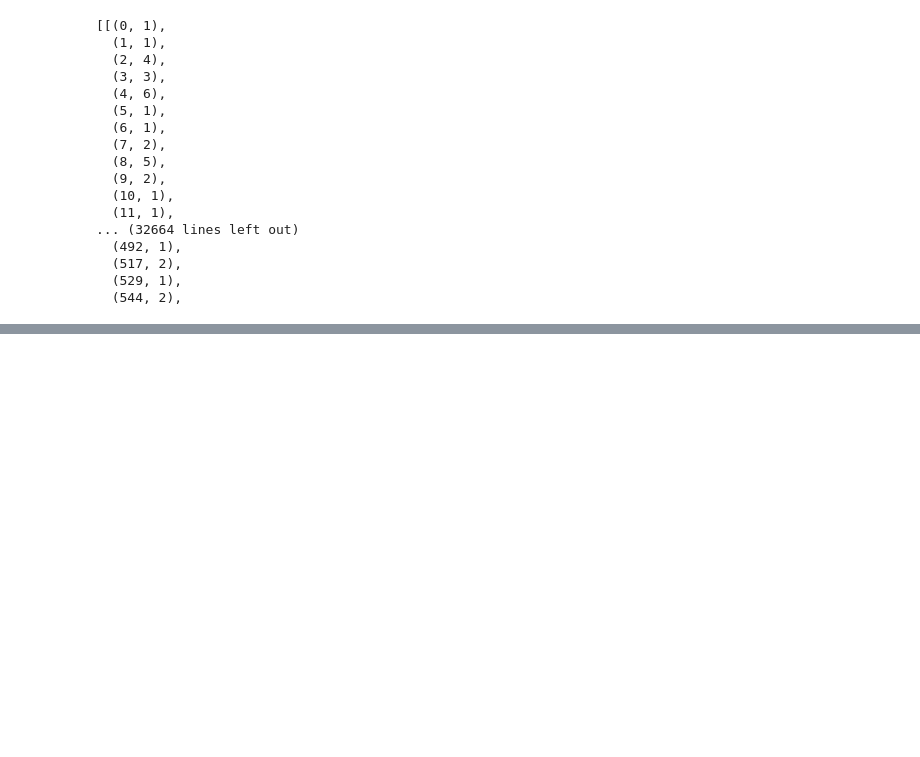
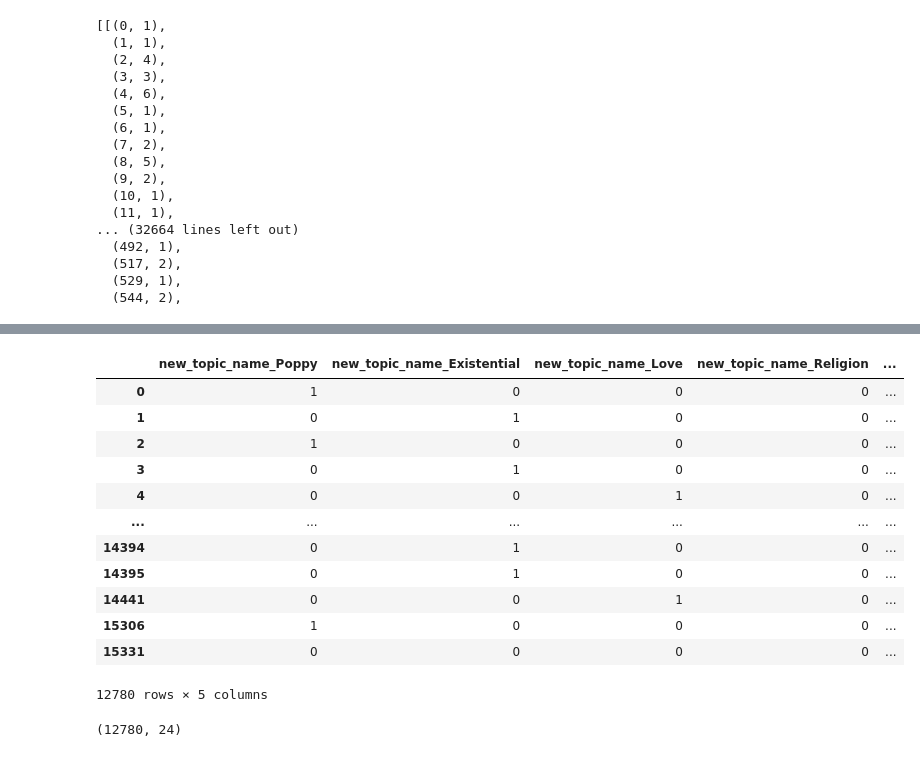
Before and after one commit to ttdsft15-Spotify/Spotify-Song-Suggester, a Jupyter notebook: python_notebooks/NearestNeighborsModel.ipynb, the cells around one changed output, grey strips where cells are left out. Drawn from its saved outputs; the diff is of its cells as text; code cells hidden in the pictures; blank space fills up the shorter version.

Commit message:
Updated Model with Topics
Adding topic creation with LDAmulticore model. Used topic modeling in NearestNeighbors model

```diff
--- a/python_notebooks/NearestNeighborsModel.ipynb
+++ b/python_notebooks/NearestNeighborsModel.ipynb
@@ -472,0 +456,23 @@ df_merged[cols].head()
+# %%
+ohe = OneHotEncoder(use_cat_names=True)
+
+ohe_topics = ohe.fit_transform(df_merged['new_topic_name'])
+ohe_topics
+# %% [output]
+|  | new_topic_name_Poppy | new_topic_name_Existential | new_topic_name_Love | new_topic_name_Religion | ... |
+| 0 | 1 | 0 | 0 | 0 | ... |
+| 1 | 0 | 1 | 0 | 0 | ... |
+| 2 | 1 | 0 | 0 | 0 | ... |
+| 3 | 0 | 1 | 0 | 0 | ... |
+| 4 | 0 | 0 | 1 | 0 | ... |
+| ... | ... | ... | ... | ... | ... |
+| 14394 | 0 | 1 | 0 | 0 | ... |
+| 14395 | 0 | 1 | 0 | 0 | ... |
+| 14441 | 0 | 0 | 1 | 0 | ... |
+| 15306 | 1 | 0 | 0 | 0 | ... |
+| 15331 | 0 | 0 | 0 | 0 | ... |
+12780 rows × 5 columns
+# %%
+df_merged.shape
+# %% [output]
+(12780, 24)
```
Also changed, not shown: parts of 28 cells of this notebook, 1 other file.
